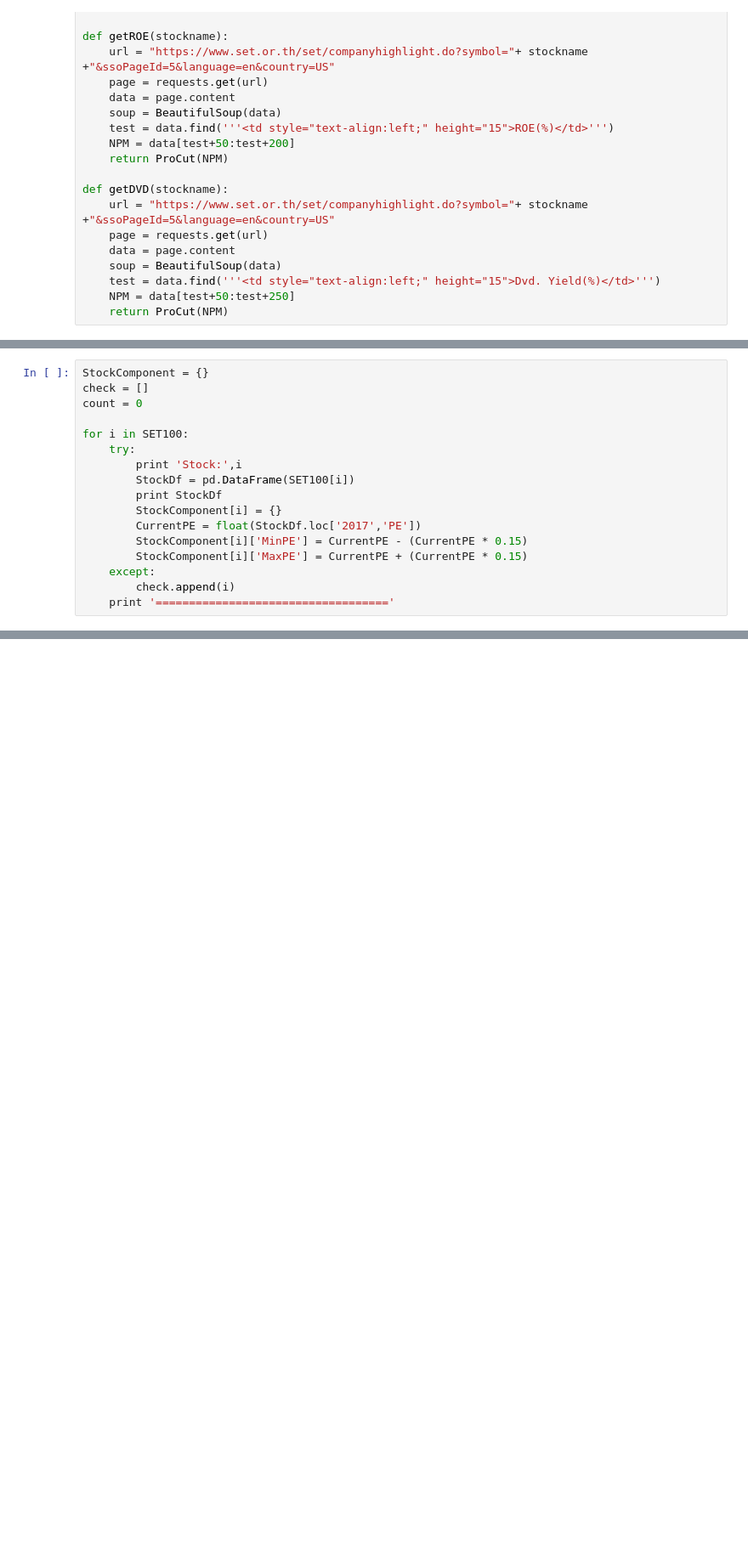
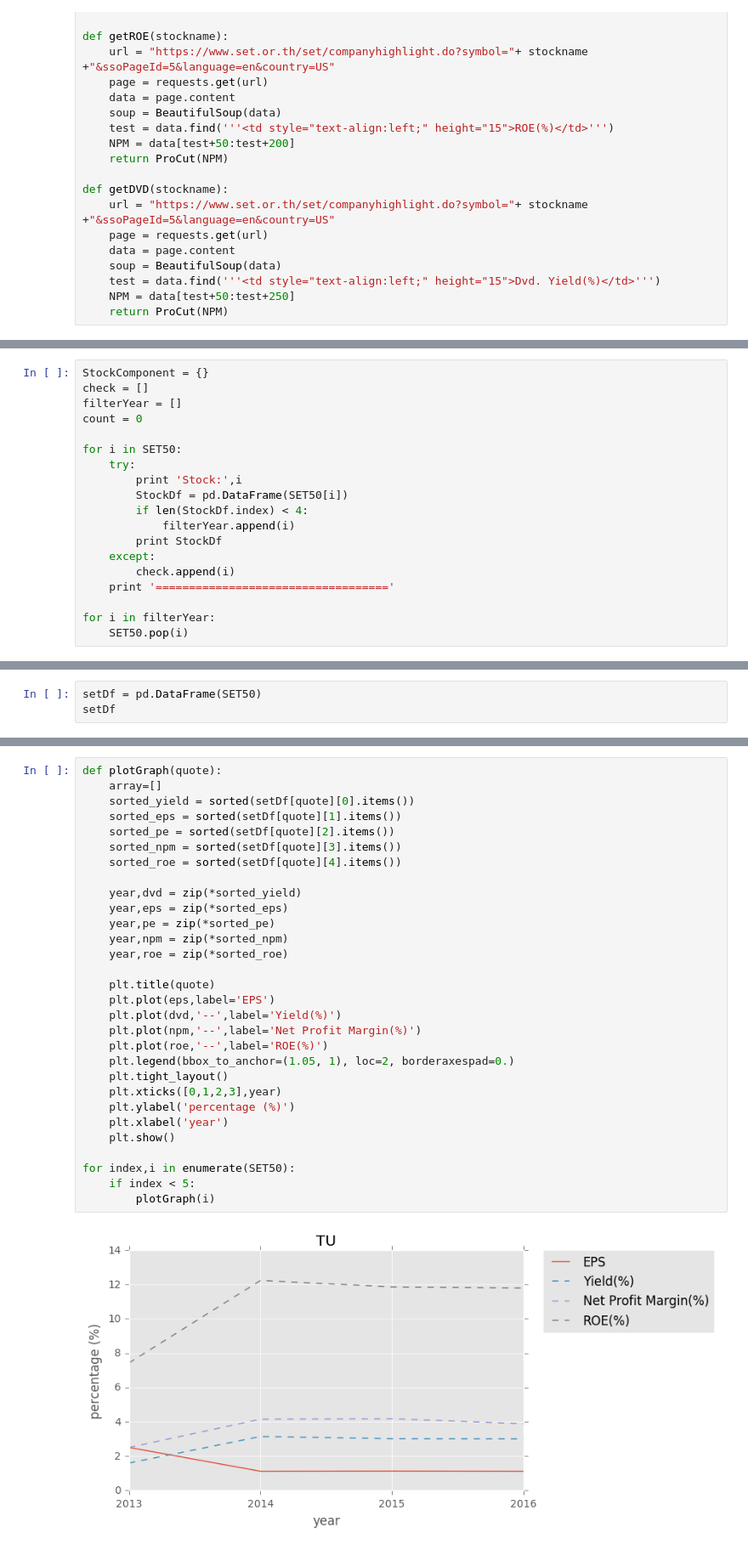
Before and after one commit to billycoco6/DataMining-StocksPrediction, a Jupyter notebook: Mr.Stock.ipynb, the cells around one changed output, grey strips where cells are left out. Shown at 85% size. Drawn from its saved outputs; the diff is of its cells as text; blank space fills up the shorter version.

```diff
--- a/Mr.Stock.ipynb
+++ b/Mr.Stock.ipynb
@@ -172,18 +169,20 @@ SET100
 # %%
 StockComponent = {}
 check = []
+filterYear = []
 count = 0
 
-for i in SET100:
+for i in SET50:
     try:
         print 'Stock:',i
-        StockDf = pd.DataFrame(SET100[i])
+        StockDf = pd.DataFrame(SET50[i])
+        if len(StockDf.index) < 4:
+            filterYear.append(i)
         print StockDf
-        StockComponent[i] = {}
-        CurrentPE = float(StockDf.loc['2017','PE'])
-        StockComponent[i]['MinPE'] = CurrentPE - (CurrentPE * 0.15)
-        StockComponent[i]['MaxPE'] = CurrentPE + (CurrentPE * 0.15)
     except:
         check.append(i)
     print '==================================='
+
+for i in filterYear:
+    SET50.pop(i)
 # %% [output]
@@ -306,0 +206,3 @@ http://financials.morningstar.com/valuation/price-ratio.html?t=AOT&region=tha&cu
+# %%
+setDf = pd.DataFrame(SET50)
+setDf
@@ -306,0 +219,32 @@ http://financials.morningstar.com/valuation/price-ratio.html?t=AOT&region=tha&cu
+# %%
+def plotGraph(quote):
+    array=[]
+    sorted_yield = sorted(setDf[quote][0].items())
+    sorted_eps = sorted(setDf[quote][1].items())
+    sorted_pe = sorted(setDf[quote][2].items())
+    sorted_npm = sorted(setDf[quote][3].items())
+    sorted_roe = sorted(setDf[quote][4].items())
+
+    year,dvd = zip(*sorted_yield)
+    year,eps = zip(*sorted_eps)
+    year,pe = zip(*sorted_pe)
+    year,npm = zip(*sorted_npm)
+    year,roe = zip(*sorted_roe)
+
+    plt.title(quote)
+    plt.plot(eps,label='EPS')
+    plt.plot(dvd,'--',label='Yield(%)')
+    plt.plot(npm,'--',label='Net Profit Margin(%)')
+    plt.plot(roe,'--',label='ROE(%)')
+    plt.legend(bbox_to_anchor=(1.05, 1), loc=2, borderaxespad=0.)
+    plt.tight_layout()
+    plt.xticks([0,1,2,3],year)
+    plt.ylabel('percentage (%)')
+    plt.xlabel('year')
+    plt.show()
+
+for index,i in enumerate(SET50):
+    if index < 5:
+        plotGraph(i)
+# %% [output]
+[figure, added]
```
Also changed, not shown: parts of 17 cells of this notebook.
